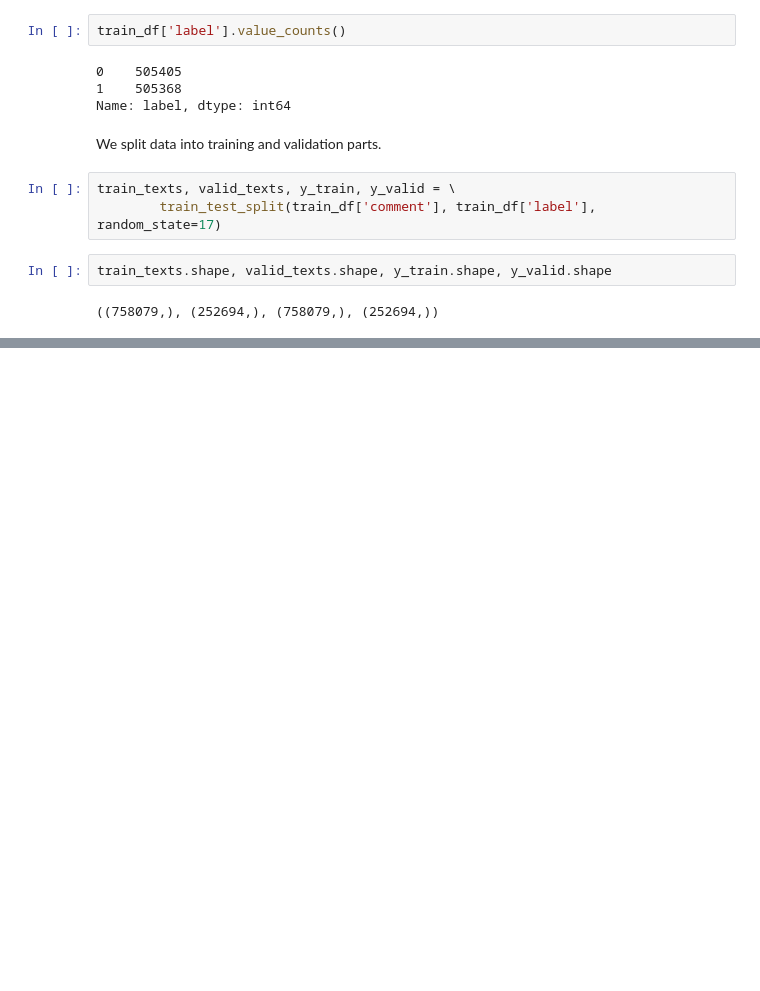
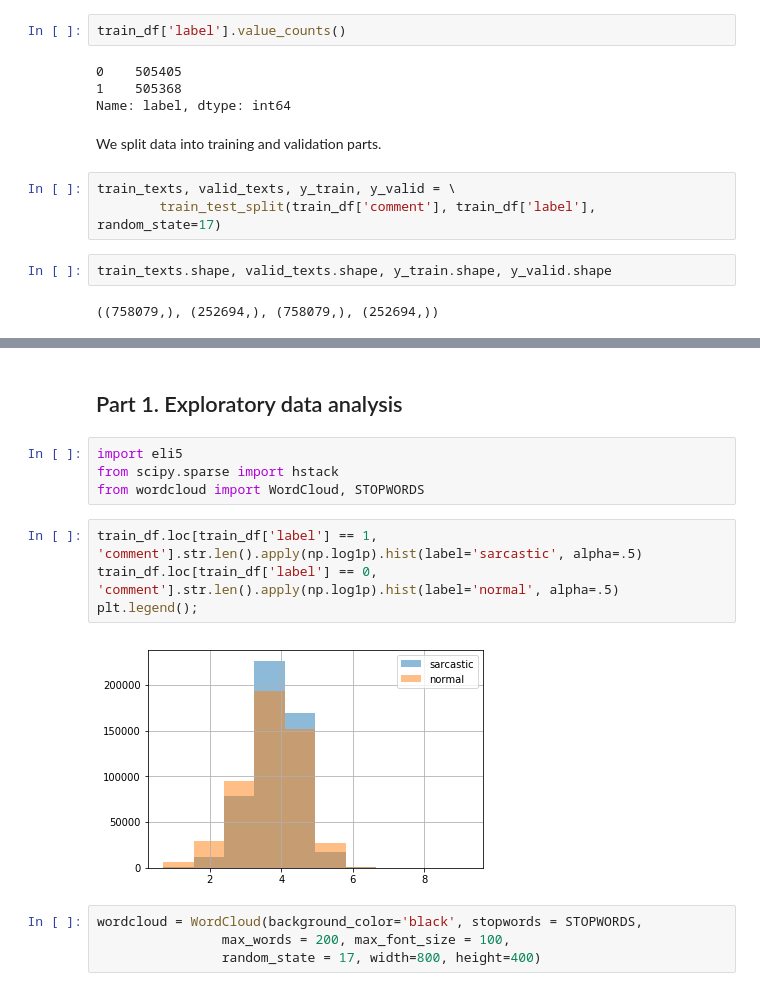
Before and after one commit to wel51x/mlcourse.ai, a Jupyter notebook: Assignments/Assignment4a - Sarcasm detection w logistic regression.ipynb, the cells around one changed output, grey strips where cells are left out. Saved outputs shown, nothing was run; the diff lists cells and outputs as text; blank space fills up the shorter version.

```diff
--- a/Assignments/Assignment4a - Sarcasm detection w logistic regression.ipynb
+++ b/Assignments/Assignment4a - Sarcasm detection w logistic regression.ipynb
@@ -84,0 +118,16 @@ train_texts.shape, valid_texts.shape, y_train.shape, y_valid.shape
+# %% [markdown]
+## Part 1. Exploratory data analysis
+# %%
+import eli5
+from scipy.sparse import hstack
+from wordcloud import WordCloud, STOPWORDS
+# %%
+train_df.loc[train_df['label'] == 1, 'comment'].str.len().apply(np.log1p).hist(label='sarcastic', alpha=.5)
+train_df.loc[train_df['label'] == 0, 'comment'].str.len().apply(np.log1p).hist(label='normal', alpha=.5)
+plt.legend();
+# %% [output]
+[figure, added]
+# %%
+wordcloud = WordCloud(background_color='black', stopwords = STOPWORDS,
+                max_words = 200, max_font_size = 100,
+                random_state = 17, width=800, height=400)
```
Also changed, not shown: parts of 30 cells of this notebook, 2 other files.
